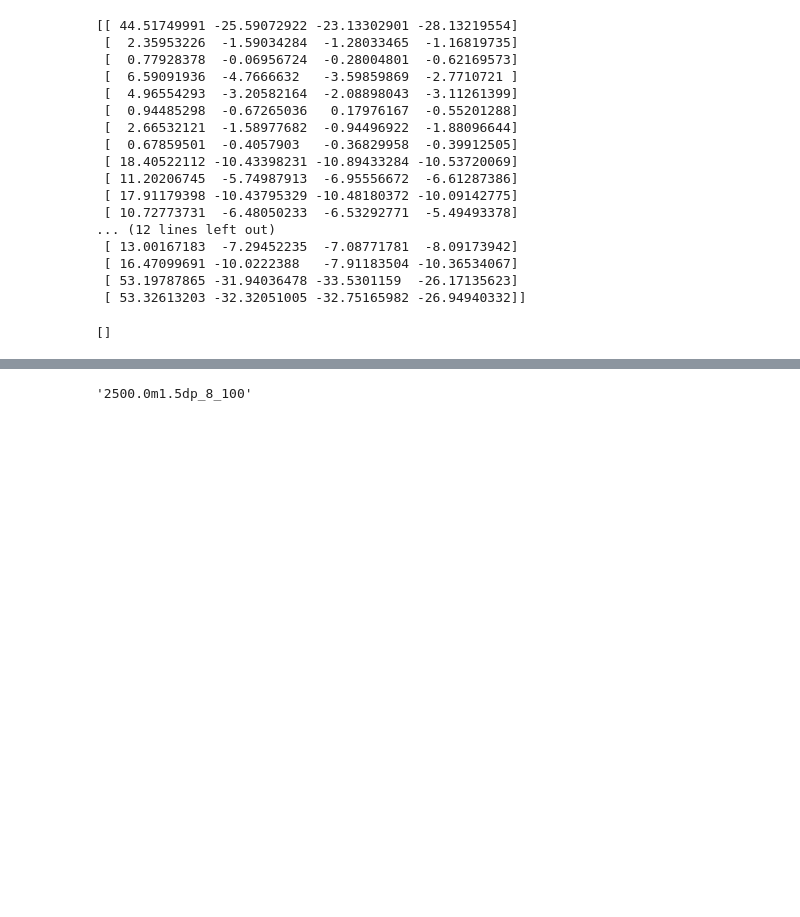
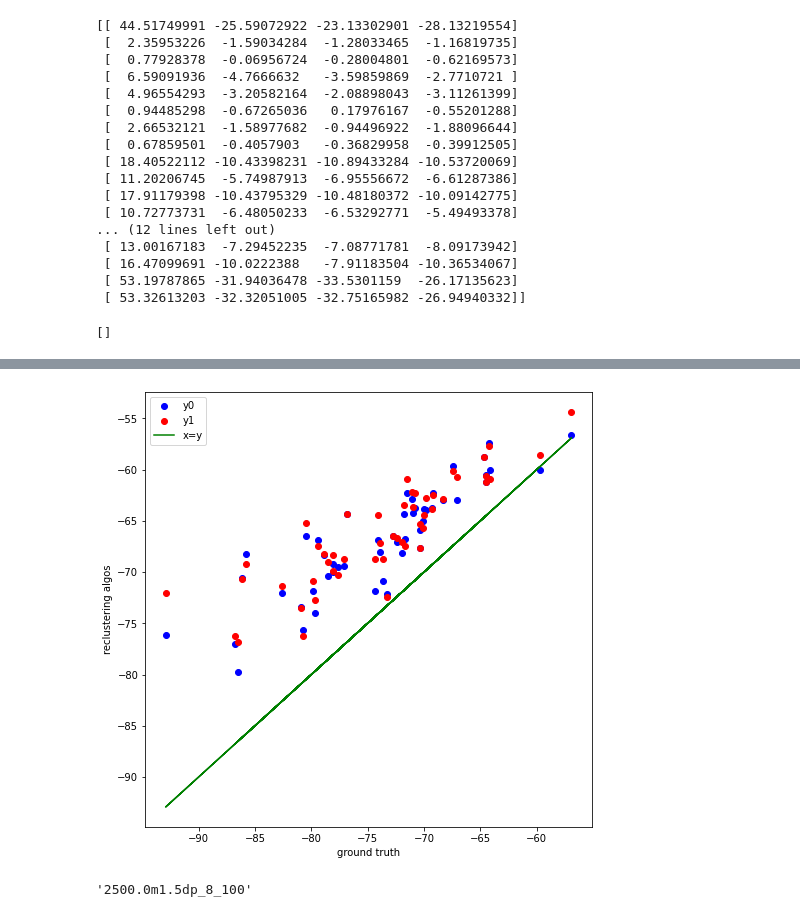
Before and after one commit to Albertyangyhm/StandardHC, a Jupyter notebook: examples/visualizeAlgorithms_invM.ipynb, the cells around one changed output, grey strips where cells are left out. Drawn from its saved outputs; the diff is of its cells as text; code cells hidden in the pictures; blank space fills up the shorter version.

Commit message:
plots uploaded

```diff
--- a/examples/visualizeAlgorithms_invM.ipynb
+++ b/examples/visualizeAlgorithms_invM.ipynb
@@ -72,11 +72,16 @@ def load_jets(filename):
 # input_dir = "../TreeAlgorithms/data/invMassGinkgo/Truth/"
 input_dir = "../data/truth/"
 # %%
-with open(input_dir+ "tree_100_truth_3" + '.pkl', "rb") as fd:
+# input_jets = "tree_W_100_rate01_3.0_1.5"
+# input_jets = "tree_W_100_m2min_1.0_rate01_3.0_1.5"
+# input_jets = "tree_100_truth_3"
+# input_jets = "400.0m1.5dp_8_15"
+input_jets = "2500.0m1.5dp_8_100_1"
+with open(input_dir+'tree_100_truth_3.pkl', "rb") as fd:
     ts = pickle.load(fd, encoding='latin-1')
+print(ts[0])
 
-# print(ts[0]['leaves'])
-print(ts[0])
+print(ts[0]['leaves'])
 # %% [output]
 {'root_id': 0, 'tree': array([[ 1, 16],
        [ 2,  5],
@@ -178,3 +171,23 @@ IndexError: only integers, slices (`:`), ellipsis (`...`), numpy.newaxis (`None`
+# %%
+x, y0, y1 = gt, bs, gd
+import matplotlib.pyplot as plt
+
+# Create scatter plots
+plt.scatter(x, y0, color='blue', label='y0')
+plt.scatter(x, y1, color='red', label='y1')
+plt.plot(x, x, color='green', linestyle='-', label='x=y')
+
+
+# Add labels and legend
+plt.xlabel('ground truth')
+plt.ylabel('reclustering algos')
+
+plt.legend()
+
+# Display the plot
+plt.show()
+# %% [output]
+[figure, added]
 # %%
 jet_name = ('_').join(input_jets.split('_')[0:3])
 truth_jet["name"]=jet_name
```
Also changed, not shown: parts of 3 cells of this notebook, 3 other files.
